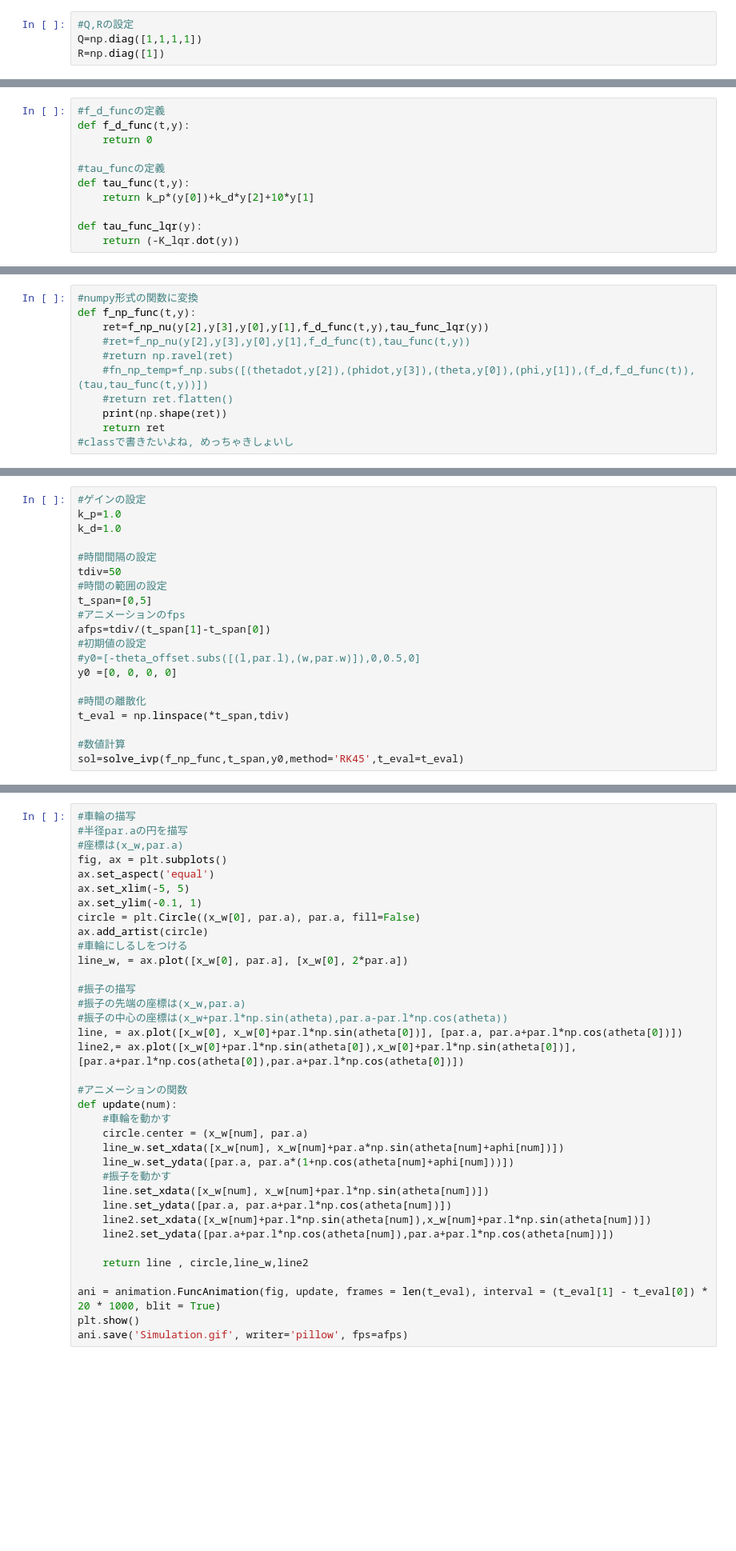
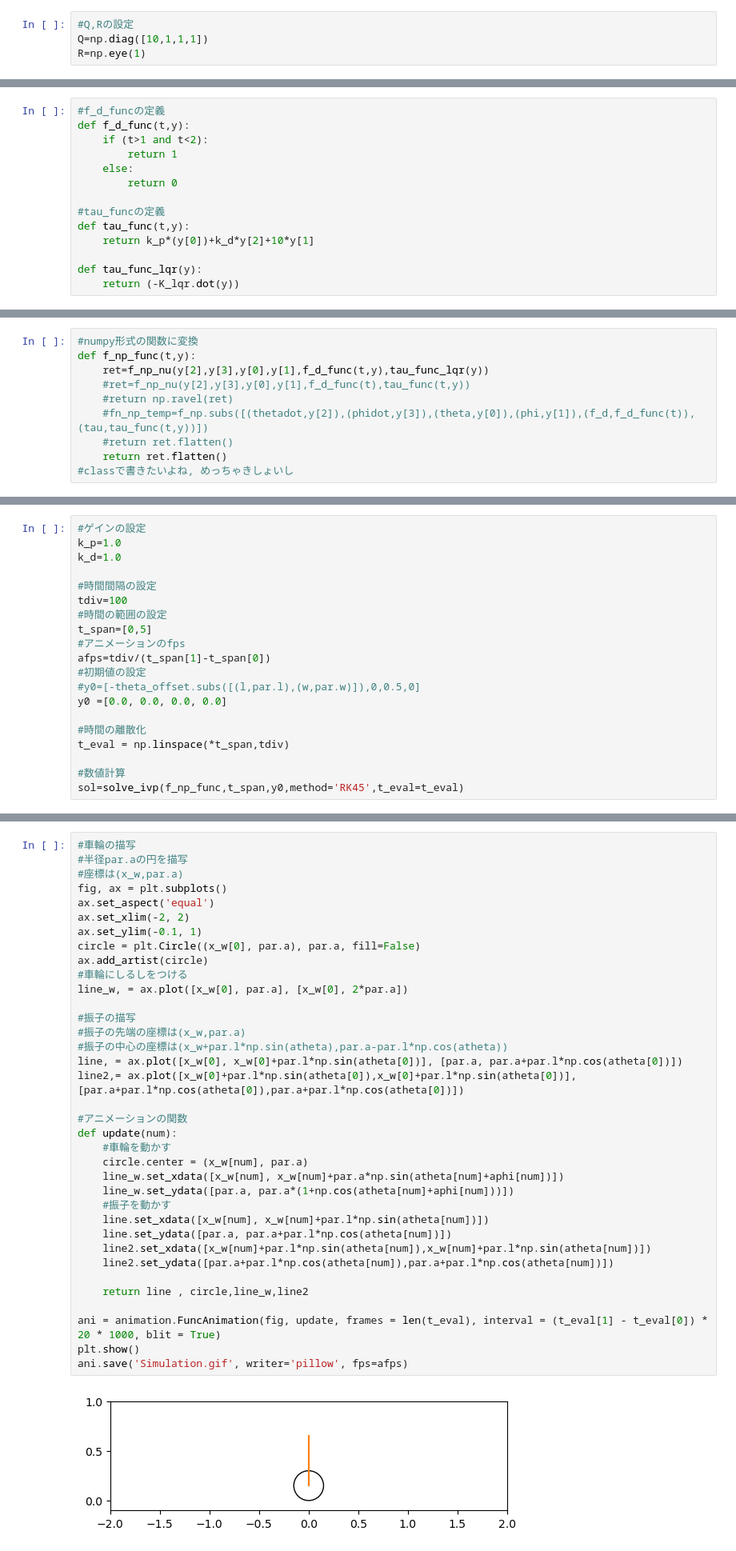
Before and after one commit to katayama-takahito/InvertedPendulum, a Jupyter notebook: InvPen.ipynb, the cells around one changed output, grey strips where cells are left out. Shown at 80% size. Cells and saved outputs as stored; diff of their text form; blank space fills up the shorter version.

```diff
--- a/InvPen.ipynb
+++ b/InvPen.ipynb
@@ -231,8 +228,8 @@ def lqr(A, B, Q, R):
     return P, K, E
 # %%
 #Q,Rの設定
-Q=np.diag([1,1,1,1])
-R=np.diag([1])
+Q=np.diag([10,1,1,1])
+R=np.eye(1)
 # %%
 #A,Bに数値を代入
 A_num=A.subs([(a,par.a),(l,par.l),(m_p,par.m_p),(m_w,par.m_w),(I_p,par.I_p),(I_w,par.I_w),(g,par.g),(mu_p,par.mu_p),(mu_w,par.mu_w),(theta.diff(t,2),0),(phi.diff(t,2),0)])
@@ -260,7 +260,10 @@ array([[-38.54576144,  -1.        , -11.85367924,  -1.63012893]])
 # %%
 #f_d_funcの定義
 def f_d_func(t,y):
-    return 0
+    if (t>1 and t<2):
+        return 1
+    else:
+        return 0
 
 #tau_funcの定義
 def tau_func(t,y):
@@ -290,8 +292,7 @@ def f_np_func(t,y):
     #return np.ravel(ret)
     #fn_np_temp=f_np.subs([(thetadot,y[2]),(phidot,y[3]),(theta,y[0]),(phi,y[1]),(f_d,f_d_func(t)),(tau,tau_func(t,y))])
     #return ret.flatten()
-    print(np.shape(ret))
-    return ret
+    return ret.flatten()
 #classで書きたいよね, めっちゃきしょいし
 # %% [markdown]
 ## 数値積分
@@ -301,14 +302,14 @@ k_p=1.0
 k_d=1.0
 
 #時間間隔の設定
-tdiv=50
+tdiv=100
 #時間の範囲の設定
 t_span=[0,5]
 #アニメーションのfps
 afps=tdiv/(t_span[1]-t_span[0])
 #初期値の設定
 #y0=[-theta_offset.subs([(l,par.l),(w,par.w)]),0,0.5,0]
-y0 =[0, 0, 0, 0]
+y0 =[0.0, 0.0, 0.0, 0.0]
 
 #時間の離散化
 t_eval = np.linspace(*t_span,tdiv)
@@ -348,33 +351,35 @@ aphi=y[:,1]#車輪の角度
 #座標は(x_w,par.a)
 fig, ax = plt.subplots()
 ax.set_aspect('equal')
-ax.set_xlim(-5, 5)
+ax.set_xlim(-2, 2)
 ax.set_ylim(-0.1, 1)
 circle = plt.Circle((x_w[0], par.a), par.a, fill=False)
 ax.add_artist(circle)
 #車輪にしるしをつける
 line_w, = ax.plot([x_w[0], par.a], [x_w[0], 2*par.a])
 
 #振子の描写
 #振子の先端の座標は(x_w,par.a)
 #振子の中心の座標は(x_w+par.l*np.sin(atheta),par.a-par.l*np.cos(atheta))
 line, = ax.plot([x_w[0], x_w[0]+par.l*np.sin(atheta[0])], [par.a, par.a+par.l*np.cos(atheta[0])])
 line2,= ax.plot([x_w[0]+par.l*np.sin(atheta[0]),x_w[0]+par.l*np.sin(atheta[0])], [par.a+par.l*np.cos(atheta[0]),par.a+par.l*np.cos(atheta[0])])
 
 #アニメーションの関数
 def update(num):
     #車輪を動かす
     circle.center = (x_w[num], par.a)
     line_w.set_xdata([x_w[num], x_w[num]+par.a*np.sin(atheta[num]+aphi[num])])
     line_w.set_ydata([par.a, par.a*(1+np.cos(atheta[num]+aphi[num]))])
     #振子を動かす
     line.set_xdata([x_w[num], x_w[num]+par.l*np.sin(atheta[num])])
     line.set_ydata([par.a, par.a+par.l*np.cos(atheta[num])])
     line2.set_xdata([x_w[num]+par.l*np.sin(atheta[num]),x_w[num]+par.l*np.sin(atheta[num])])
     line2.set_ydata([par.a+par.l*np.cos(atheta[num]),par.a+par.l*np.cos(atheta[num])])
 
     return line , circle,line_w,line2
 
 ani = animation.FuncAnimation(fig, update, frames = len(t_eval), interval = (t_eval[1] - t_eval[0]) * 20 * 1000, blit = True)
 plt.show()
 ani.save('Simulation.gif', writer='pillow', fps=afps)
+# %% [output]
+[figure, added]
```
Also changed, not shown: parts of 7 cells of this notebook, 1 other file.
